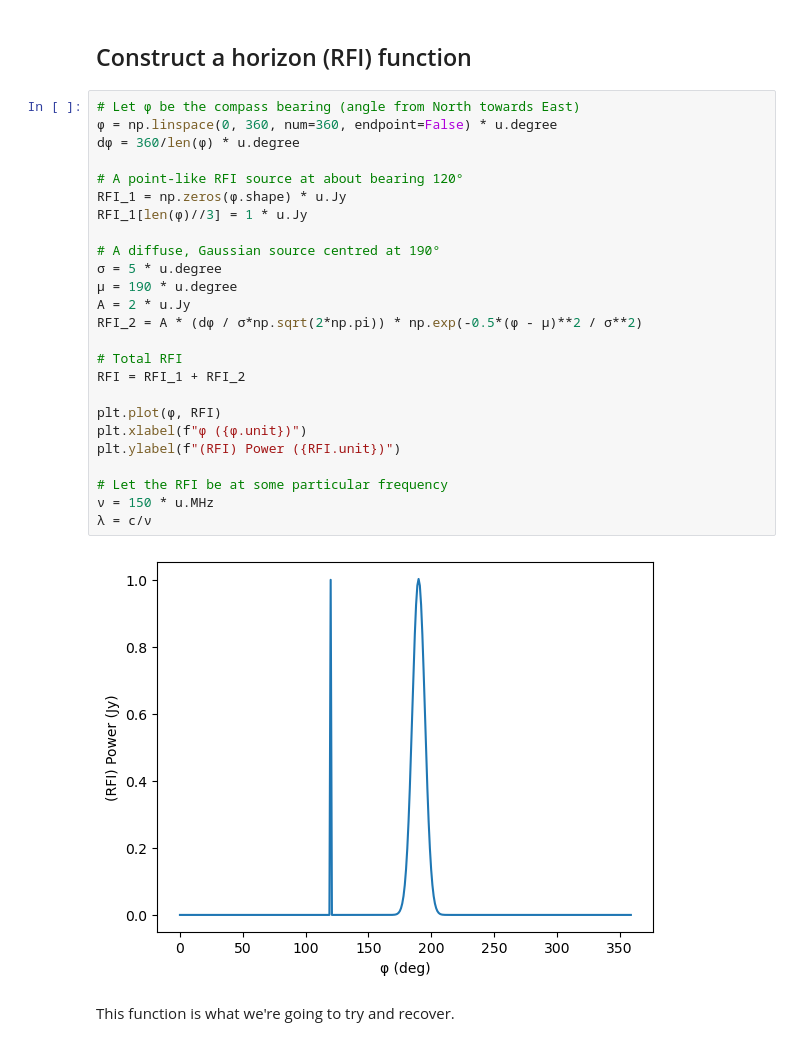
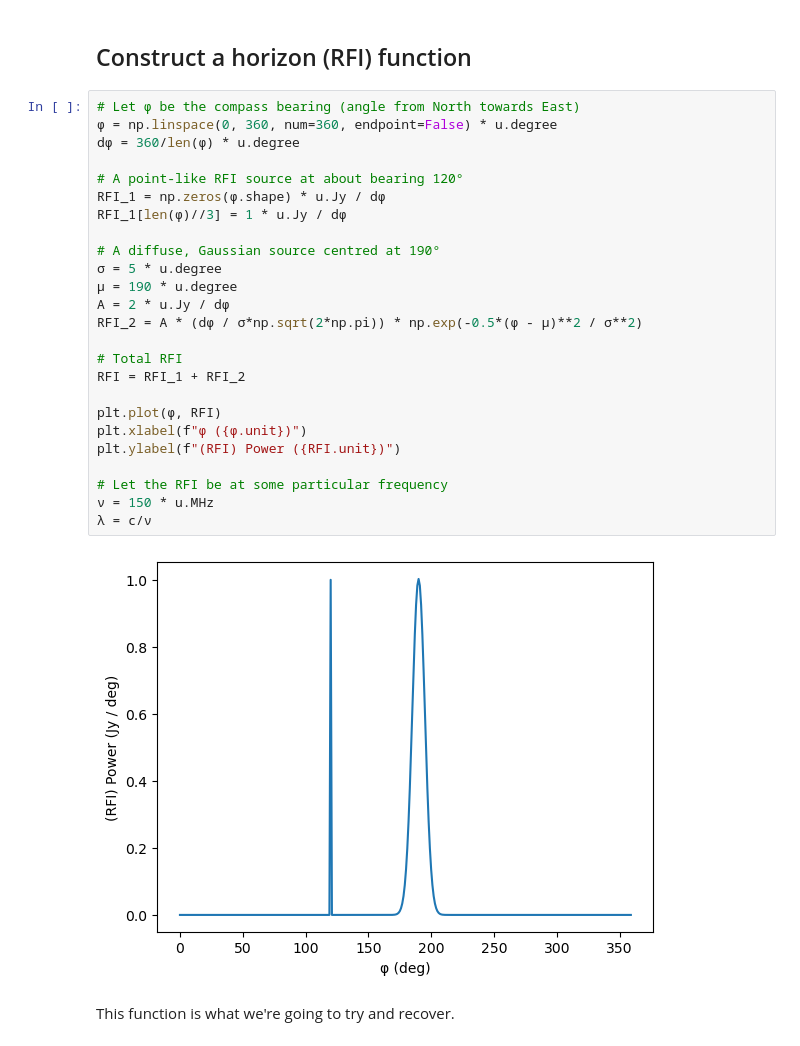
Before and after one commit to robotopia/horizon-rfi, a Jupyter notebook: horizon_rfi.ipynb, the cells around one changed output. Saved outputs shown, nothing was run; the diff lists cells and outputs as text.

```diff
--- a/horizon_rfi.ipynb
+++ b/horizon_rfi.ipynb
@@ -21,30 +25,30 @@ nant = len(N)
 # %%
 # Let φ be the compass bearing (angle from North towards East)
 φ = np.linspace(0, 360, num=360, endpoint=False) * u.degree
 dφ = 360/len(φ) * u.degree
 
 # A point-like RFI source at about bearing 120°
-RFI_1 = np.zeros(φ.shape) * u.Jy
-RFI_1[len(φ)//3] = 1 * u.Jy
+RFI_1 = np.zeros(φ.shape) * u.Jy / dφ
+RFI_1[len(φ)//3] = 1 * u.Jy / dφ
 
 # A diffuse, Gaussian source centred at 190°
 σ = 5 * u.degree
 μ = 190 * u.degree
-A = 2 * u.Jy
+A = 2 * u.Jy / dφ
 RFI_2 = A * (dφ / σ*np.sqrt(2*np.pi)) * np.exp(-0.5*(φ - μ)**2 / σ**2)
 
 # Total RFI
 RFI = RFI_1 + RFI_2
 
 plt.plot(φ, RFI)
 plt.xlabel(f"φ ({φ.unit})")
 plt.ylabel(f"(RFI) Power ({RFI.unit})")
 
 # Let the RFI be at some particular frequency
 ν = 150 * u.MHz
 λ = c/ν
 # %% [output]
-[figure, old version]
+[figure, new version]
 # %% [markdown]
 This function is what we're going to try and recover.
 # %% [markdown]
```
Also changed, not shown: parts of 25 cells of this notebook.
